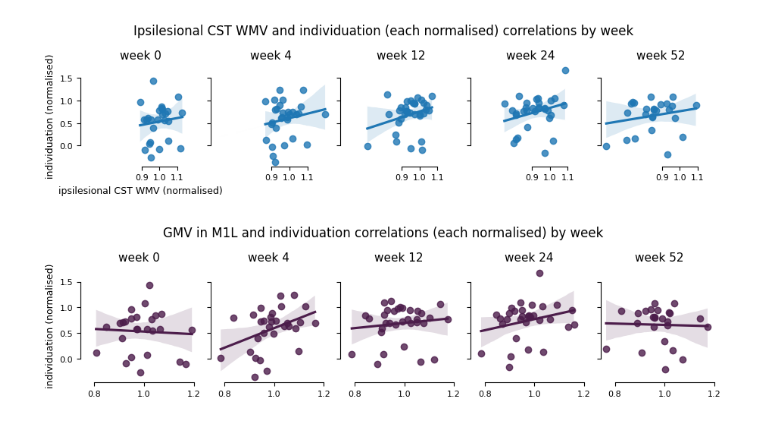
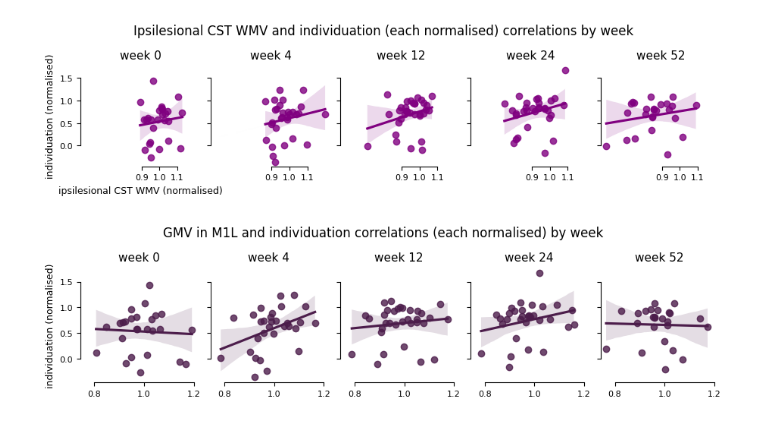
Before and after one commit to medhakp/smarts_cerebellum, a Jupyter notebook: notebooks/correlations_behaviour.ipynb, the cells around one changed output. Saved outputs shown, nothing was run; the diff lists cells and outputs as text; code cells hidden in the pictures.

```diff
--- a/notebooks/correlations_behaviour.ipynb
+++ b/notebooks/correlations_behaviour.ipynb
@@ -48,32 +48,32 @@ norm_cerebel['left_norm'] = norm_cerebel['left_mean']/norm_cerebel['right_mean']
 # %%
 # affected: ipsilesional CST, paretic hand
 weeks = [0, 4, 12, 24, 52]
 
 fig, axs = plt.subplots(1, 5, figsize = (9,2), sharex = True, sharey = True, constrained_layout = True)
 for i, week in enumerate(weeks):
     behav_plot = behav[behav.Week == week]
     #ipsi_cst = cst[(cst.hemisphere == 'R') & (cst.Week == week)] # all lesions (mirrored to) right hemisphere
     ipsi_cst = norm_cst[(norm_cst.Week == week)] # all lesions (mirrored to) right hemisphere
     aff_df = pd.merge(ipsi_cst, behav_plot, on = ['subj_id', 'Week'], suffixes = ('_cst', '_behav'))
 
     ax = axs[i]
     #sns.scatterplot(x = 'right_norm', y = 'indiv_norm', data =aff_df, ax = ax, edgecolor = None,  legend = False)
-    sns.regplot(x = 'right_norm', y = 'indiv_norm', data = aff_df, ax = ax)
+    sns.regplot(x = 'right_norm', y = 'indiv_norm', data = aff_df, ax = ax, color = 'purple')
     sns.despine(trim = True)
 
     ax.set_ylabel('')
     ax.set_xlabel('')
 
     ax.set_title(f'week {week}')
 
 
 axs[0].set_ylabel("individuation (normalised)")
 axs[0].set_xlabel("ipsilesional CST WMV (normalised)")
 
 fig.suptitle(f"Ipsilesional CST WMV and individuation (each normalised) correlations by week", y = 1.15)
 plt.show()
 # %% [output]
-[figure, old version]
+[figure, new version]
 # %%
 # affected: contralesional cerebellum, paretic hand
 weeks = [0, 4, 12, 24, 52]
```
Also changed, not shown: parts of 1 cell of this notebook.
